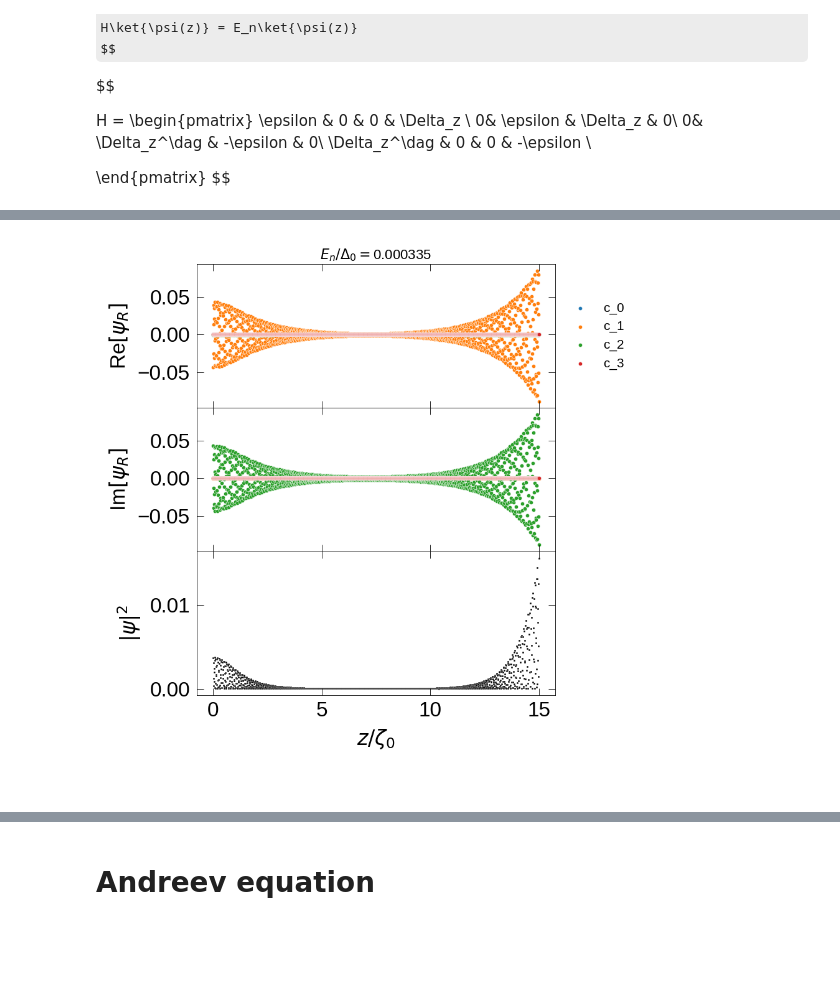
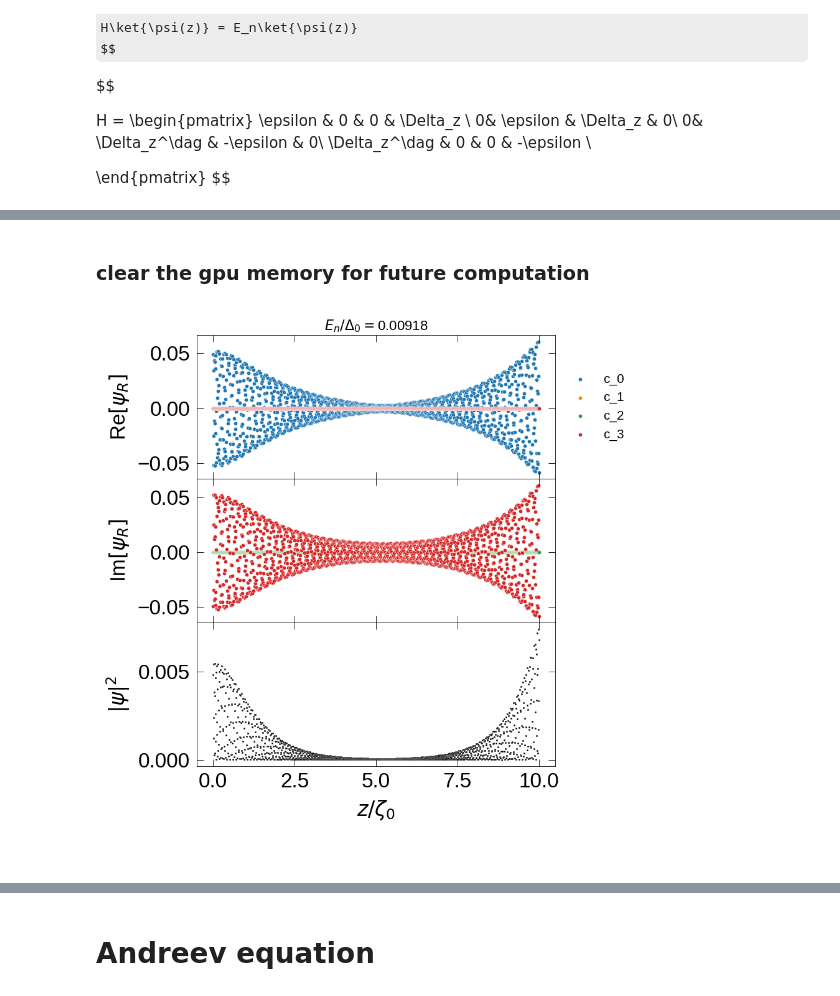
Before and after one commit to FlyingCurryMonster/BdG, a Jupyter notebook: 3He-bdg-cuda.ipynb, the cells around one changed output, grey strips where cells are left out. Saved outputs shown, nothing was run; the diff lists cells and outputs as text; code cells hidden in the pictures; some formulas as TeX source; blank space fills up the shorter version.

```diff
--- a/3He-bdg-cuda.ipynb
+++ b/3He-bdg-cuda.ipynb
@@ -205,9 +205,9 @@ P = 29.3
 gam = 1.76
 
 
-dz = 1E-2
+dz = 0.75e-2
 zmin = 0
-zmax = 15
+zmax = 10
 z = cp.arange(zmin, zmax+dz, dz)
 
 gap_spatial_dep = np.tanh(z)
@@ -298,3 +298,5 @@ psi_fft.index.name = 'k'
 
 psi_modes = psi_fft.T.groupby('En', group_keys =False).apply(
     lambda x: np.sum(np.abs(x), axis =0)).T
+# %% [markdown]
+### clear the gpu memory for future computation
@@ -301,30 +307,30 @@ psi_modes = psi_fft.T.groupby('En', group_keys =False).apply(
 # %%
-i = 2
+i = 1
 
 data = psi_df.loc[:, i]
 
 fig, ax = plt.subplots(3, sharex=True, figsize = (9, 9))
 fig.subplots_adjust(hspace = 0)
 for col in data.columns:
     if i>0: title = pos_E[(i-1)]
     else: title = np.flip(neg_E)[(-1*i-1)]
     ax[0].set_title(r'$E_n/\Delta_0=$'+'{:.3g}'.format(title), fontsize = 16)
 
     sns.scatterplot(x=data.index, y= np.real(data.loc[:, col]), alpha = 1, ax = ax[0], s = 20, label = col)
     sns.scatterplot(x=data.index, y=np.imag(data.loc[:, col]), alpha = 1, ax = ax[1], s =20)
     sns.scatterplot(pdf.loc[:, i], color = 'k')
 
     ax[2].set_xlabel(r'$z/\zeta_0$')
 
     ax[0].set_ylabel(r'Re$[{\psi_R}]$')
     ax[1].set_ylabel(r'Im$[{\psi_R}]$')
     ax[2].set_ylabel(r'$|{\psi}|^2$')
     ax[0].legend(loc='center left', bbox_to_anchor=(1, 0.5), fontsize = 15)
 
 # for a in ax:
     # a.set_xlim(0, 3)
 # %% [output]
-[figure, old version]
+[figure, new version]
 # %%
 fig, ax = plt.subplots(2, sharex=True, figsize = (9, 9))
 fig.subplots_adjust(hspace = 0)
```
Also changed, not shown: parts of 7 cells of this notebook, 2 other files.
